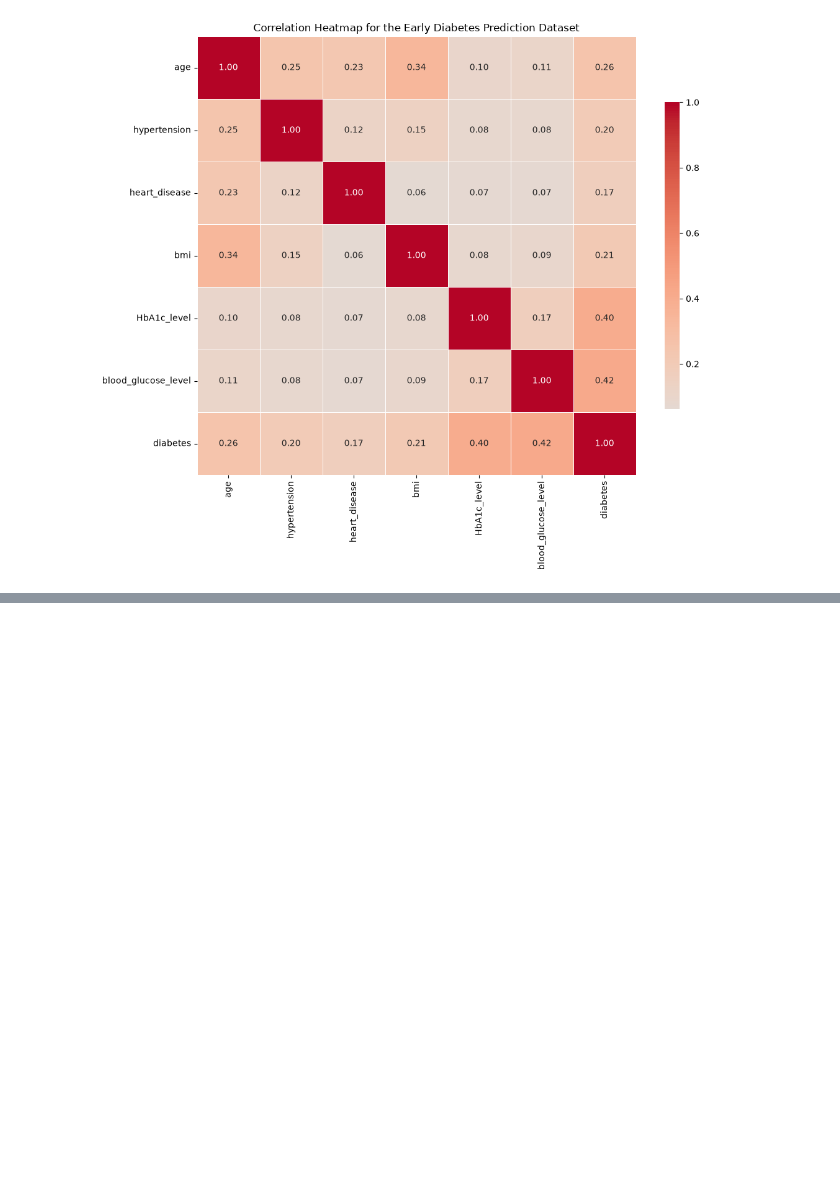
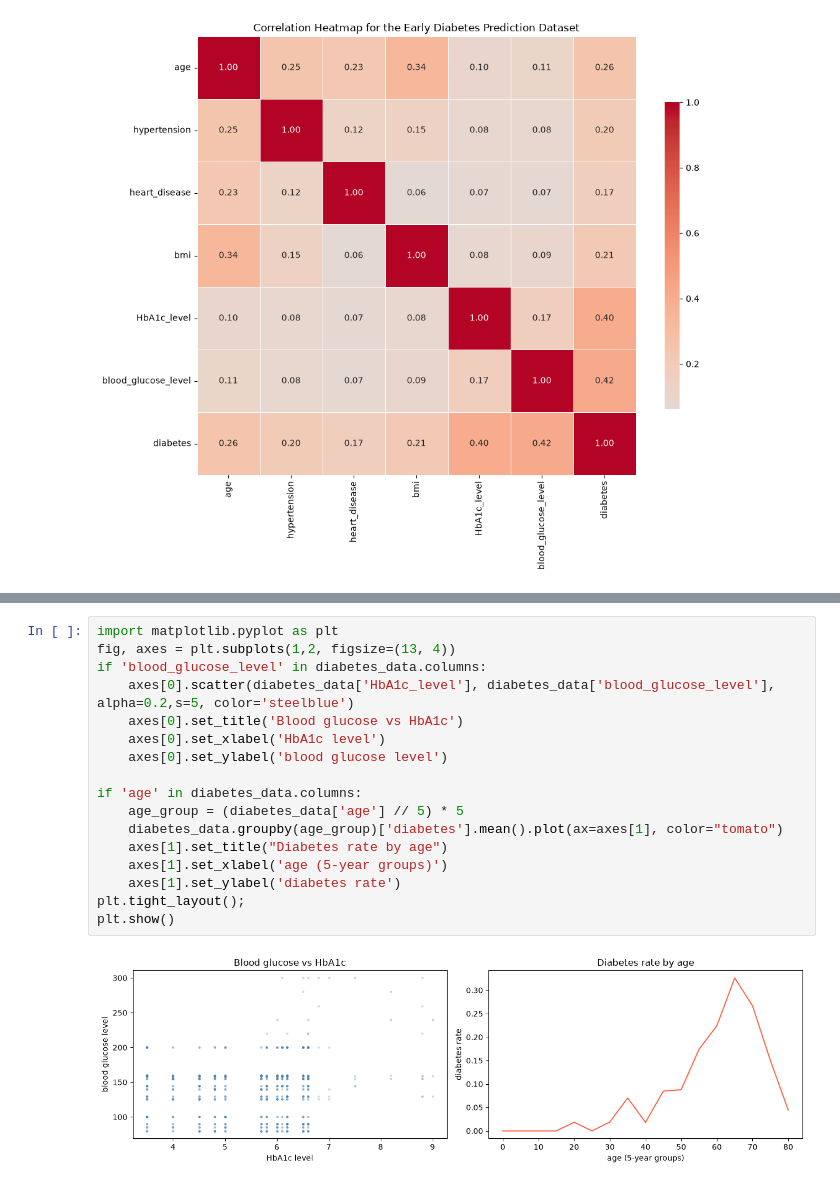
Before and after one commit to KyleKyleA/risk-diabetes-predictor, a Jupyter notebook: ml_pipeline/Analysis/Data Anaylsis.ipynb, the cells around one changed output, grey strips where cells are left out. Saved outputs shown, nothing was run; the diff lists cells and outputs as text; blank space fills up the shorter version.

```diff
--- a/ml_pipeline/Analysis/Data Anaylsis.ipynb
+++ b/ml_pipeline/Analysis/Data Anaylsis.ipynb
@@ -82,0 +92,19 @@ plt.show()
+# %%
+import matplotlib.pyplot as plt
+fig, axes = plt.subplots(1,2, figsize=(13, 4))
+if 'blood_glucose_level' in diabetes_data.columns:
+    axes[0].scatter(diabetes_data['HbA1c_level'], diabetes_data['blood_glucose_level'], alpha=0.2,s=5, color='steelblue')
+    axes[0].set_title('Blood glucose vs HbA1c')
+    axes[0].set_xlabel('HbA1c level')
+    axes[0].set_ylabel('blood glucose level')
+
+if 'age' in diabetes_data.columns:
+    age_group = (diabetes_data['age'] // 5) * 5
+    diabetes_data.groupby(age_group)['diabetes'].mean().plot(ax=axes[1], color="tomato")
+    axes[1].set_title("Diabetes rate by age")
+    axes[1].set_xlabel('age (5-year groups)')
+    axes[1].set_ylabel('diabetes rate')
+plt.tight_layout();
+plt.show()
+# %% [output]
+[figure, added]
```
Also changed, not shown: parts of 1 cell of this notebook.
